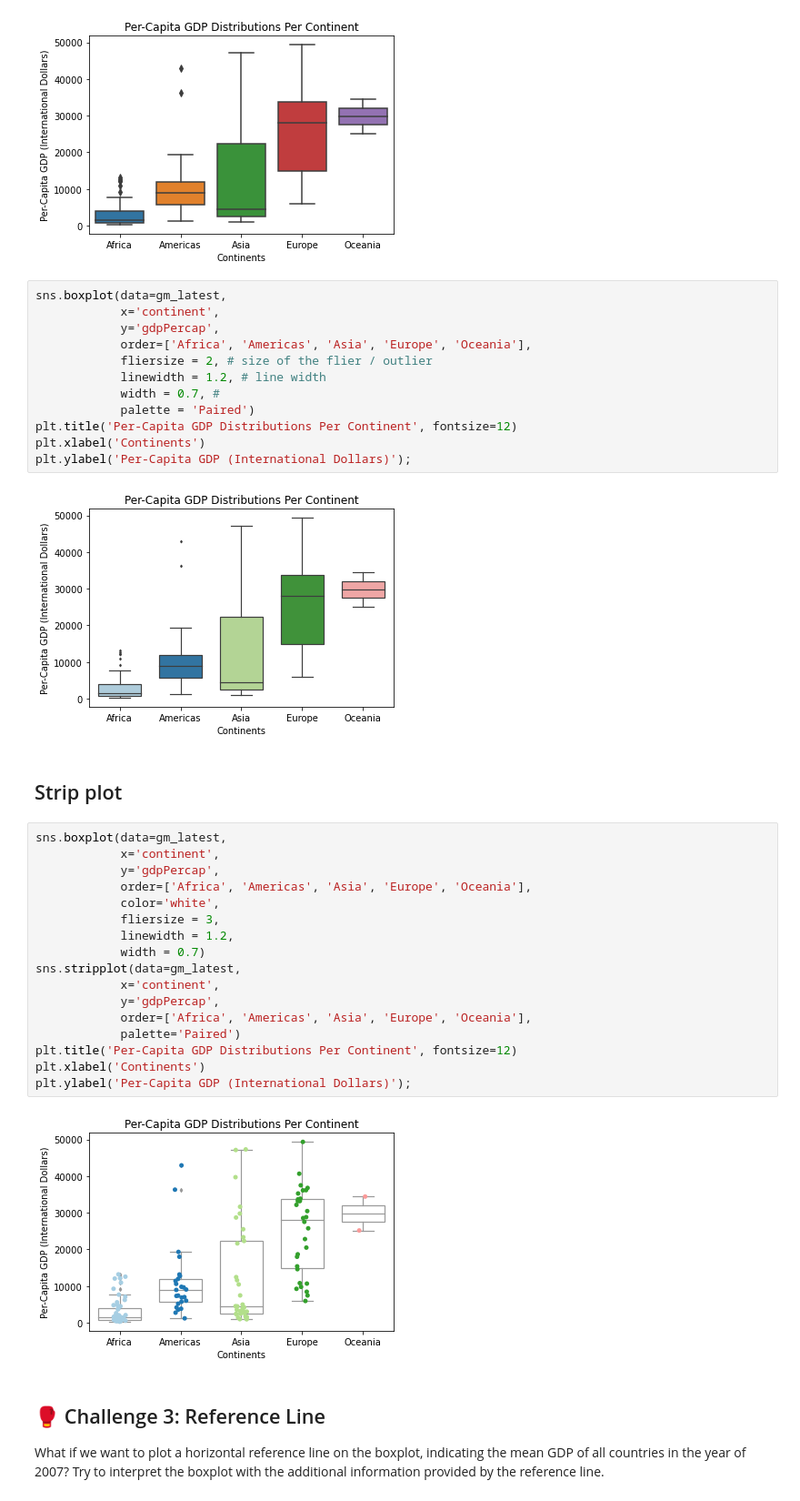
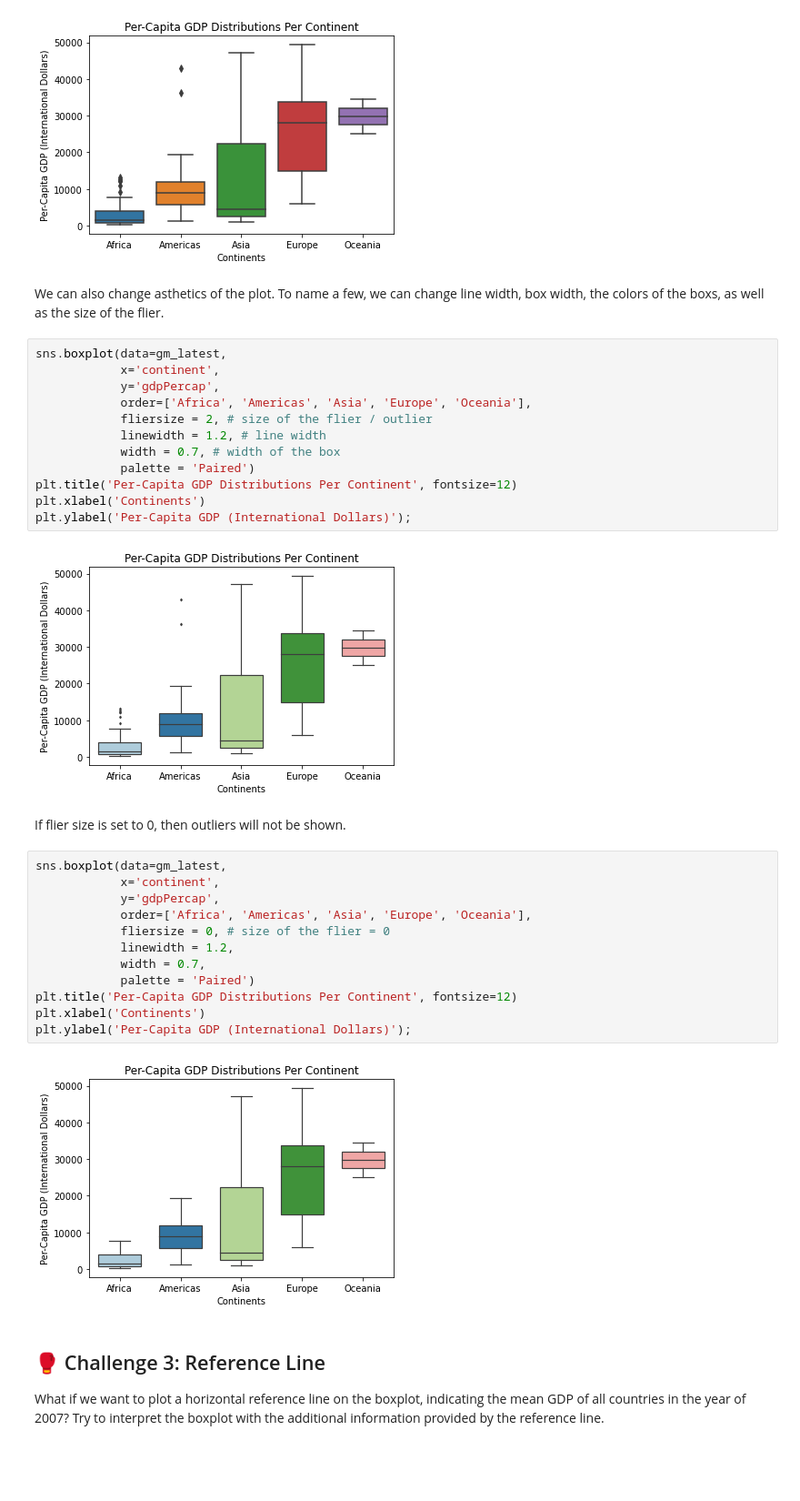
Before and after one commit to annitodd/Python-Data-Visualization, a Jupyter notebook: lessons/01_python_data_visualization.ipynb, the cells around one changed output. Shown: that part at 91% size. Saved outputs shown, nothing was run; the diff lists cells and outputs as text; blank space fills up the shorter version.

```diff
--- a/lessons/01_python_data_visualization.ipynb
+++ b/lessons/01_python_data_visualization.ipynb
@@ -464,6 +474,8 @@ plt.xlabel('Continents')
 plt.ylabel('Per-Capita GDP (International Dollars)');
 # %% [output]
 [figure]
+# %% [markdown]
+We can also change asthetics of the plot. To name a few, we can change line width, box width, the colors of the boxs, as well as the size of the flier.
 # %%
 sns.boxplot(data=gm_latest,
             x='continent',
@@ -471,34 +483,29 @@ sns.boxplot(data=gm_latest,
             order=['Africa', 'Americas', 'Asia', 'Europe', 'Oceania'],
             fliersize = 2, # size of the flier / outlier
             linewidth = 1.2, # line width
-            width = 0.7, #
+            width = 0.7, # width of the box
             palette = 'Paired')
 plt.title('Per-Capita GDP Distributions Per Continent', fontsize=12)
 plt.xlabel('Continents')
 plt.ylabel('Per-Capita GDP (International Dollars)');
 # %% [output]
 [figure]
-# %% [markdown]
-## Strip plot
+# %% [markdown]
+If flier size is set to 0, then outliers will not be shown.
 # %%
 sns.boxplot(data=gm_latest,
             x='continent',
             y='gdpPercap',
             order=['Africa', 'Americas', 'Asia', 'Europe', 'Oceania'],
-            color='white',
-            fliersize = 3,
+            fliersize = 0, # size of the flier = 0
             linewidth = 1.2,
-            width = 0.7)
-sns.stripplot(data=gm_latest,
-            x='continent',
-            y='gdpPercap',
-            order=['Africa', 'Americas', 'Asia', 'Europe', 'Oceania'],
-            palette='Paired')
+            width = 0.7,
+            palette = 'Paired')
 plt.title('Per-Capita GDP Distributions Per Continent', fontsize=12)
 plt.xlabel('Continents')
 plt.ylabel('Per-Capita GDP (International Dollars)');
 # %% [output]
-[figure, old version]
+[figure, new version]
 # %% [markdown]
 ## 🥊 Challenge 3: Reference Line
 
```
Also changed, not shown: parts of 8 cells of this notebook, 2 other files.
